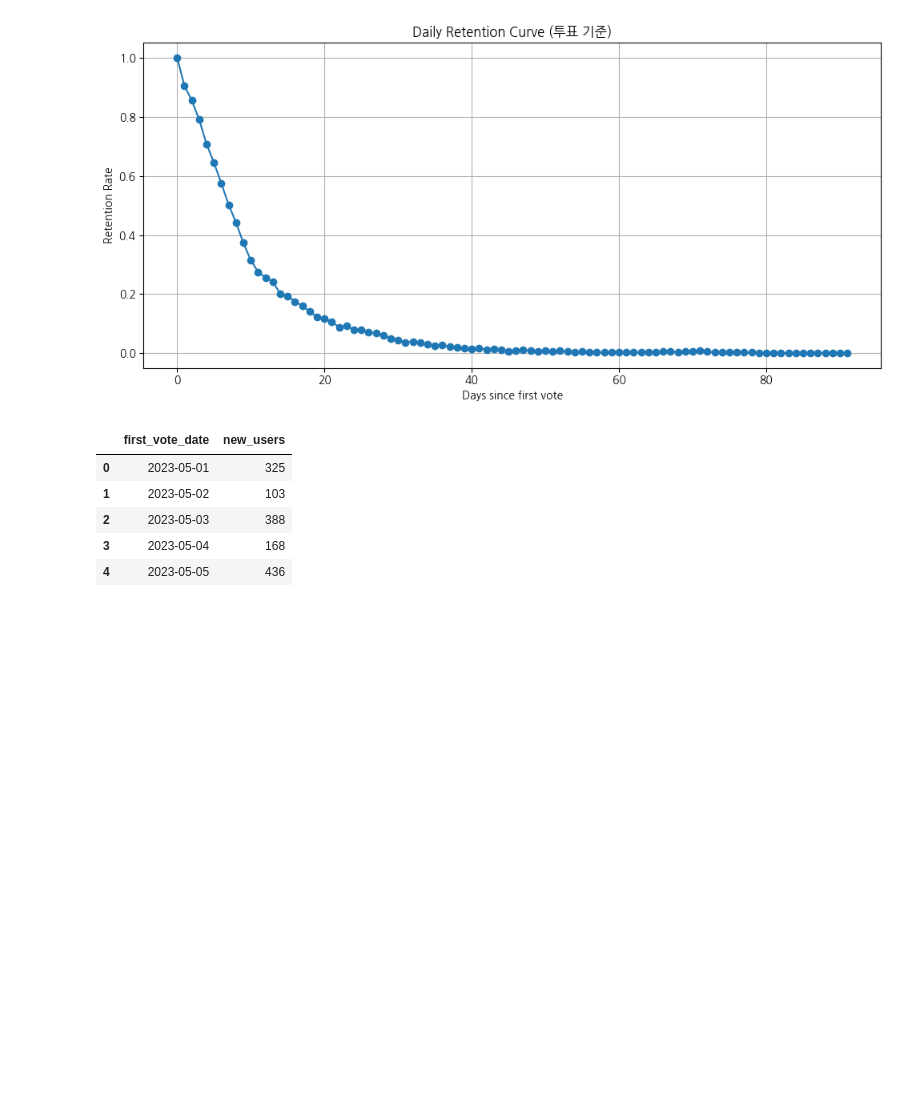
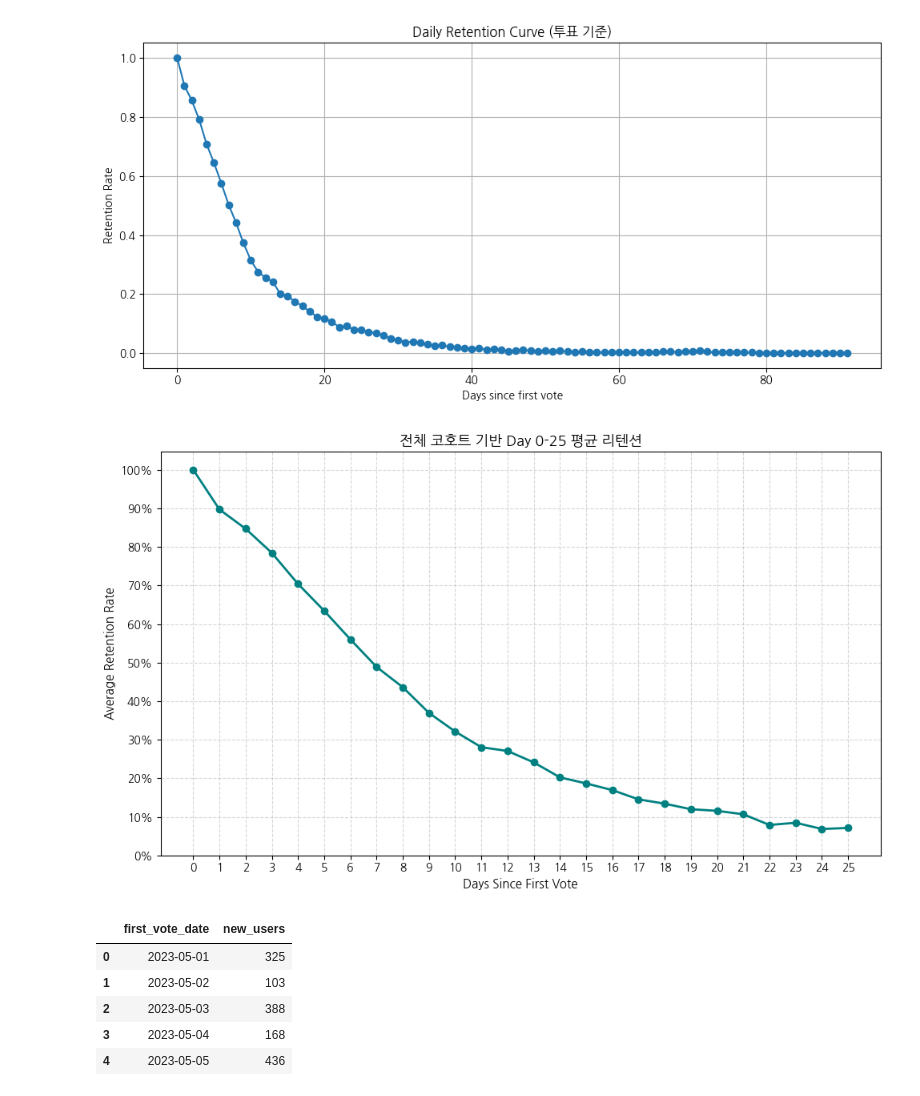
Before and after one commit to saeraniren/advanced_project, a Jupyter notebook: kpi_리텐션.ipynb, the cells around one changed output. Cells and saved outputs as stored; diff of their text form; code cells hidden in the pictures; blank space fills up the shorter version.

```diff
--- a/kpi_리텐션.ipynb
+++ b/kpi_리텐션.ipynb
@@ -338,3 +381,35 @@ plt.show()
+# %%
+
+# 1. Day 0~25까지만 사용
+plot_df = daily_retention_avg[daily_retention_avg['days_since_first'] <= 25].copy()
+
+# 2. 시각화
+plt.figure(figsize=(10, 6))
+plt.plot(
+    plot_df['days_since_first'],
+    plot_df['avg_retention_rate'] * 100,  # 백분율로 변환
+    marker='o',
+    color='teal',
+    linewidth=2
+)
+
+# 3. 제목 및 라벨
+plt.title('전체 코호트 기반 Day 0-25 평균 리텐션', fontsize=13)
+plt.xlabel('Days Since First Vote', fontsize=11)
+plt.ylabel('Average Retention Rate', fontsize=11)
+
+# 4. X축 숫자 모두 표시
+plt.xticks(ticks=range(0, 26), labels=[str(i) for i in range(0, 26)])
+
+# 5. Y축 퍼센트로 포맷 + 그리드 추가
+plt.yticks(range(0, 110, 10), [f"{i}%" for i in range(0, 110, 10)])
+plt.grid(True, axis='both', linestyle='--', alpha=0.5)
+
+# 6. 여백 조정 및 출력
+plt.tight_layout()
+plt.show()
+# %% [output]
+[figure, added]
 # %%
 # 1. 투표일 컬럼을 datetime.date 형식으로 보장
 filtered_votes['vote_date'] = pd.to_datetime(filtered_votes['created_at']).dt.date
```
Also changed, not shown: parts of 1 cell of this notebook.
